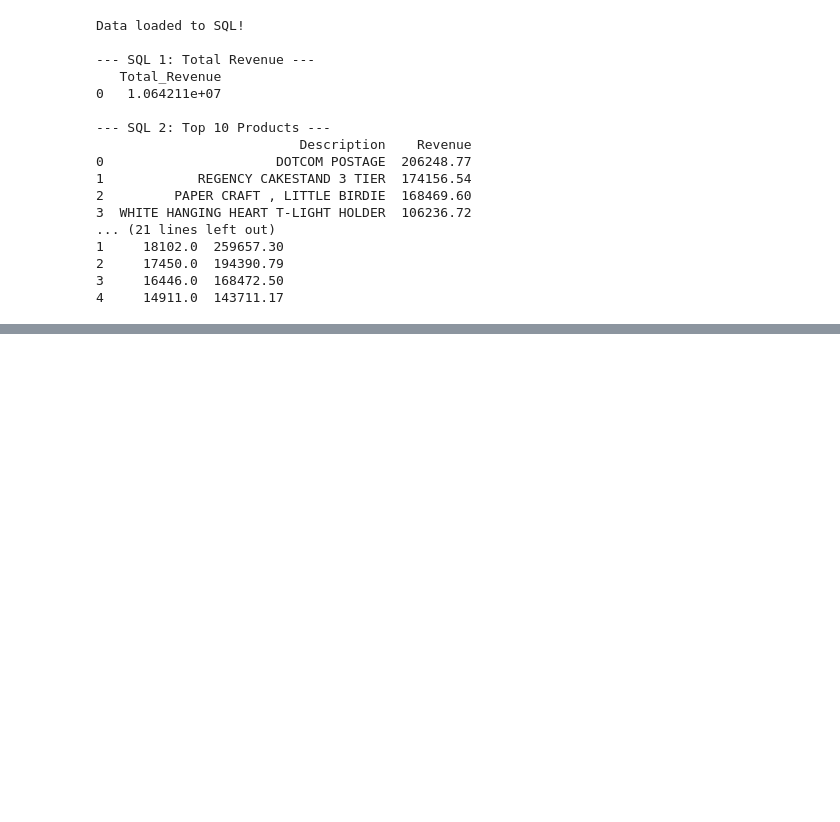
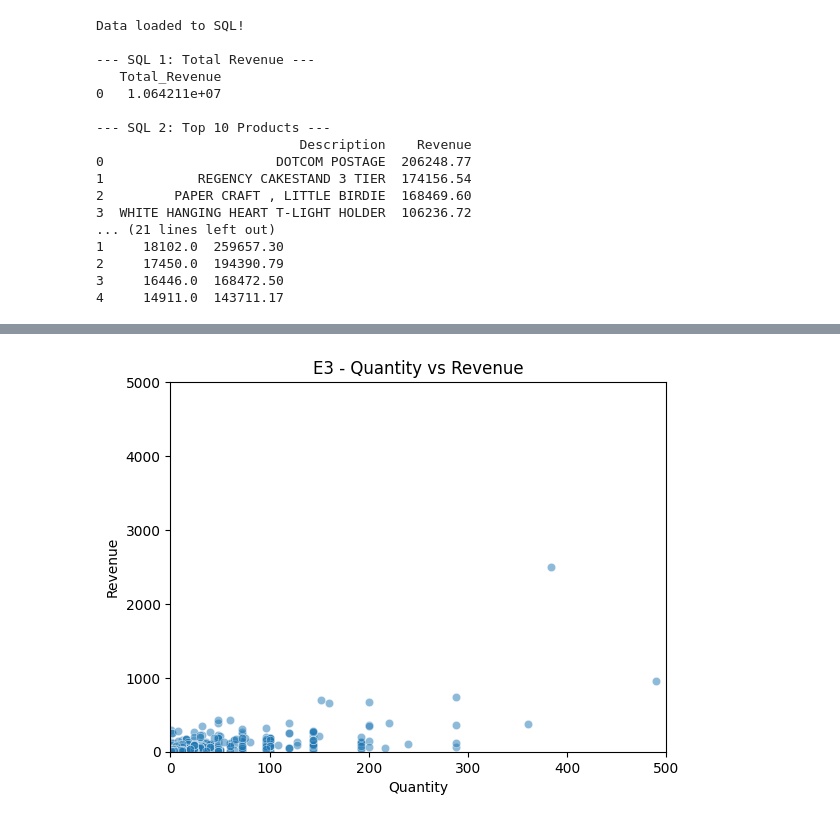
Before and after one commit to angelvb2104-ops/online-retail-analysis, a Jupyter notebook: Retail_Data_Analytics.ipynb, the cells around one changed output, grey strips where cells are left out. Saved outputs shown, nothing was run; the diff lists cells and outputs as text; code cells hidden in the pictures; blank space fills up the shorter version.

```diff
--- a/Retail_Data_Analytics.ipynb
+++ b/Retail_Data_Analytics.ipynb
@@ -191,0 +302,9 @@ Data loaded to SQL!
+# %%
+# E3
+sns.scatterplot(data=df_valid.sample(5000), x='Quantity', y='Revenue', alpha=0.5)
+plt.title('E3 - Quantity vs Revenue')
+plt.xlim(0, 500)
+plt.ylim(0, 5000)
+plt.show()
+# %% [output]
+[figure, added]
```
Also changed, not shown: parts of 6 cells of this notebook.
